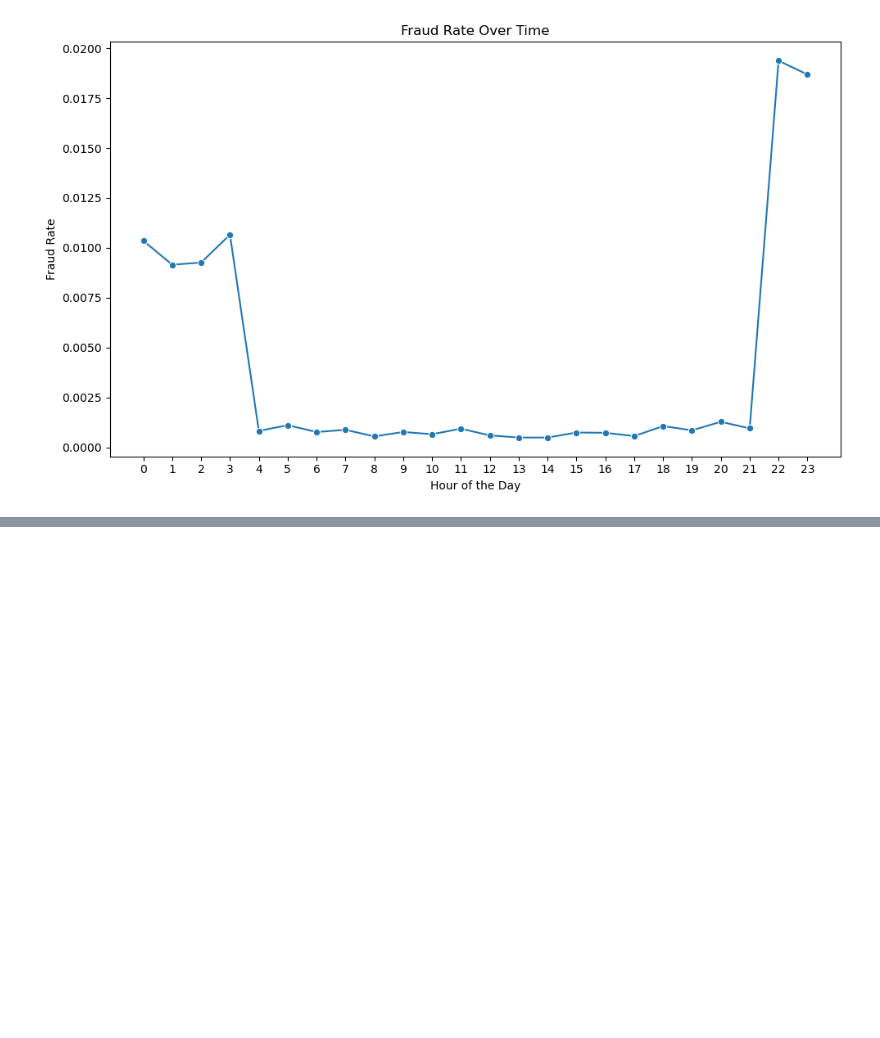
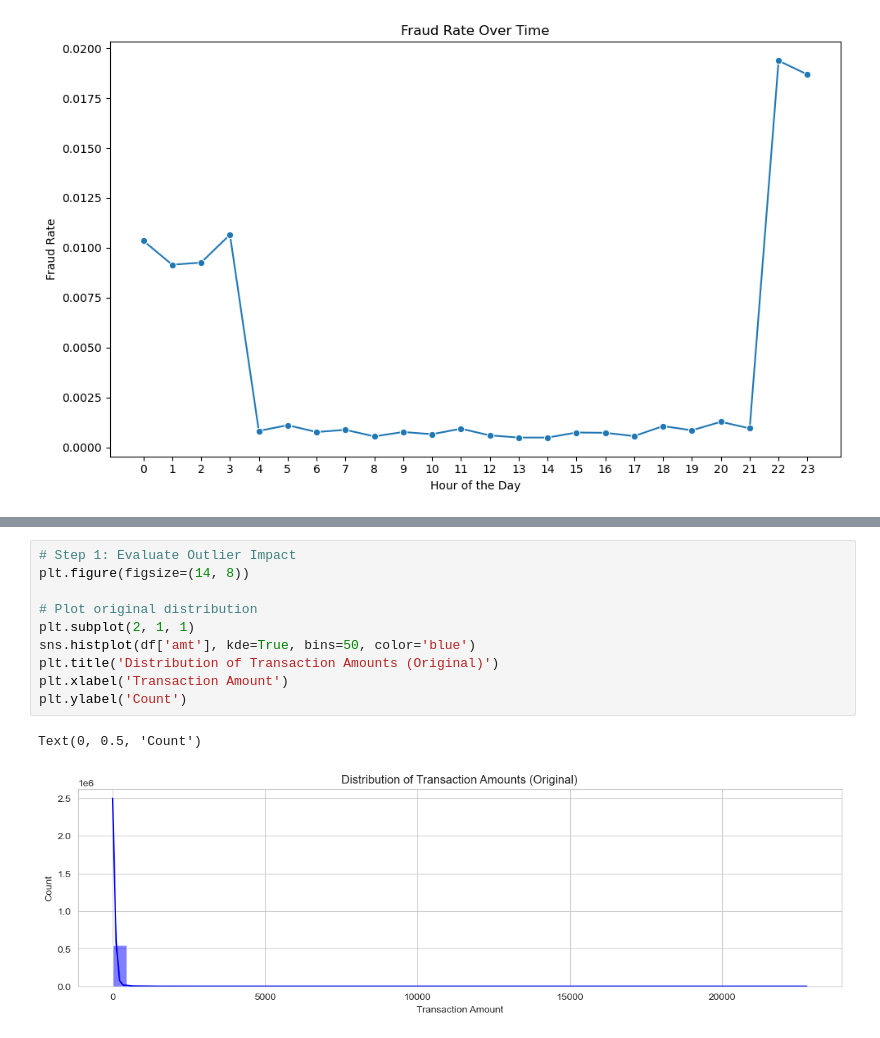
Before and after one commit to SSIN0045/TechnologyInnovationProject, a Jupyter notebook: data_preprocessing.ipynb, the cells around one changed output, grey strips where cells are left out. Cells and saved outputs as stored; diff of their text form; blank space fills up the shorter version.

```diff
--- a/data_preprocessing.ipynb
+++ b/data_preprocessing.ipynb
@@ -439,0 +486,13 @@ Percentage of outliers that are fraud cases: 5.81%
+# %%
+# Step 1: Evaluate Outlier Impact
+plt.figure(figsize=(14, 8))
+
+# Plot original distribution
+plt.subplot(2, 1, 1)
+sns.histplot(df['amt'], kde=True, bins=50, color='blue')
+plt.title('Distribution of Transaction Amounts (Original)')
+plt.xlabel('Transaction Amount')
+plt.ylabel('Count')
+# %% [output]
+Text(0, 0.5, 'Count')
+[figure, added]
```
Also changed, not shown: parts of 33 cells of this notebook.
